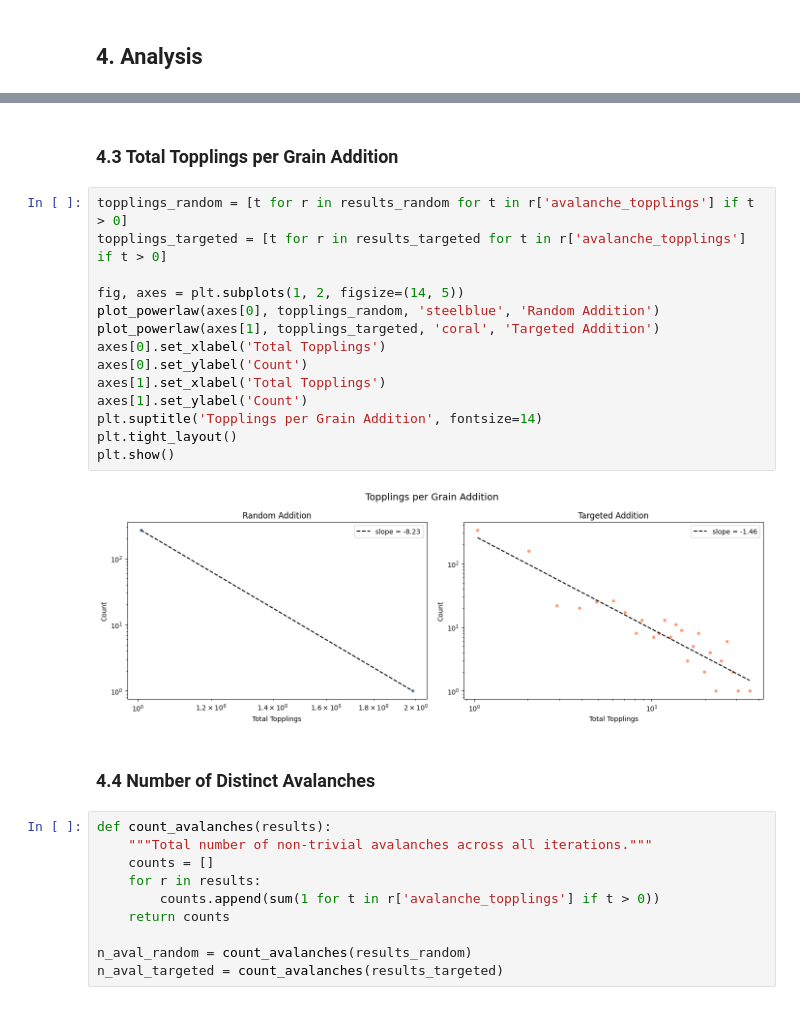
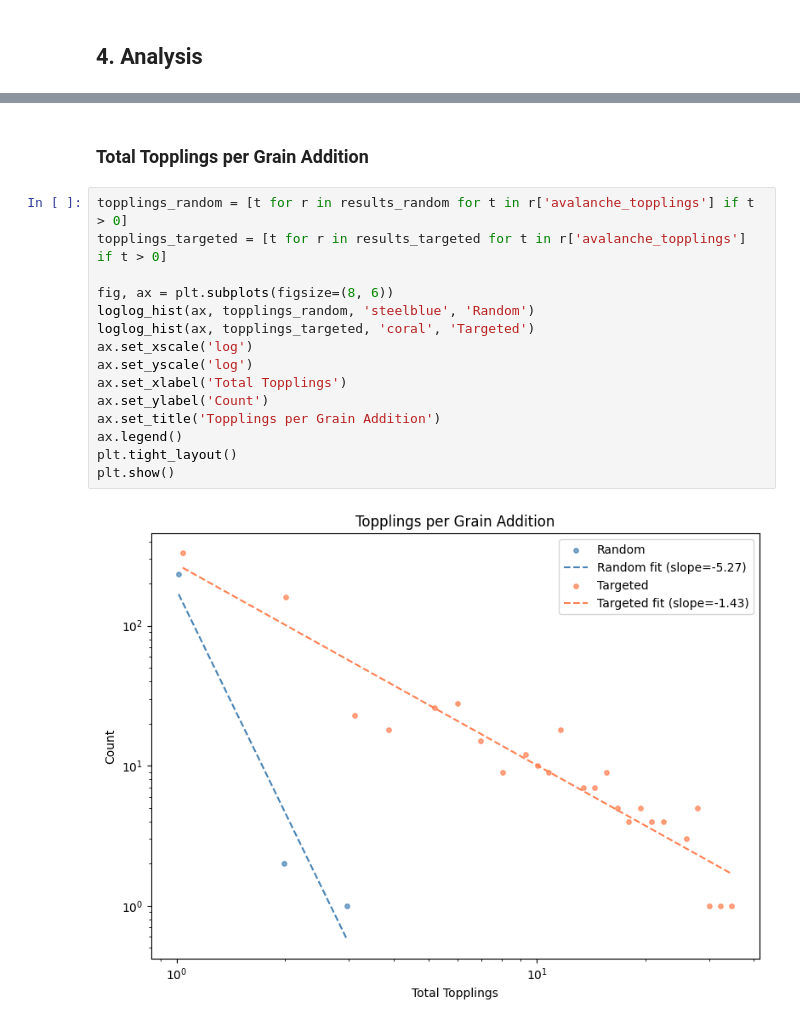
Before and after one commit to MassimoStel/SpreadingAct, a Jupyter notebook: notebooks/Sandpile_FreeAssociations.ipynb, the cells around one changed output, grey strips where cells are left out. Cells and saved outputs as stored; diff of their text form.

```diff
--- a/notebooks/Sandpile_FreeAssociations.ipynb
+++ b/notebooks/Sandpile_FreeAssociations.ipynb
@@ -213,30 +180,19 @@ plt.show()
 # %% [markdown]
-### 4.3 Total Topplings per Grain Addition
+### Total Topplings per Grain Addition
 # %%
 topplings_random = [t for r in results_random for t in r['avalanche_topplings'] if t > 0]
 topplings_targeted = [t for r in results_targeted for t in r['avalanche_topplings'] if t > 0]
 
-fig, axes = plt.subplots(1, 2, figsize=(14, 5))
-plot_powerlaw(axes[0], topplings_random, 'steelblue', 'Random Addition')
-plot_powerlaw(axes[1], topplings_targeted, 'coral', 'Targeted Addition')
-axes[0].set_xlabel('Total Topplings')
-axes[0].set_ylabel('Count')
-axes[1].set_xlabel('Total Topplings')
-axes[1].set_ylabel('Count')
-plt.suptitle('Topplings per Grain Addition', fontsize=14)
+fig, ax = plt.subplots(figsize=(8, 6))
+loglog_hist(ax, topplings_random, 'steelblue', 'Random')
+loglog_hist(ax, topplings_targeted, 'coral', 'Targeted')
+ax.set_xscale('log')
+ax.set_yscale('log')
+ax.set_xlabel('Total Topplings')
+ax.set_ylabel('Count')
+ax.set_title('Topplings per Grain Addition')
+ax.legend()
 plt.tight_layout()
 plt.show()
 # %% [output]
-[figure, old version]
+[figure, new version]
-# %% [markdown]
-### 4.4 Number of Distinct Avalanches
-# %%
-def count_avalanches(results):
-    """Total number of non-trivial avalanches across all iterations."""
-    counts = []
-    for r in results:
-        counts.append(sum(1 for t in r['avalanche_topplings'] if t > 0))
-    return counts
-
-n_aval_random = count_avalanches(results_random)
-n_aval_targeted = count_avalanches(results_targeted)
```
Also changed, not shown: parts of 8 cells of this notebook.
